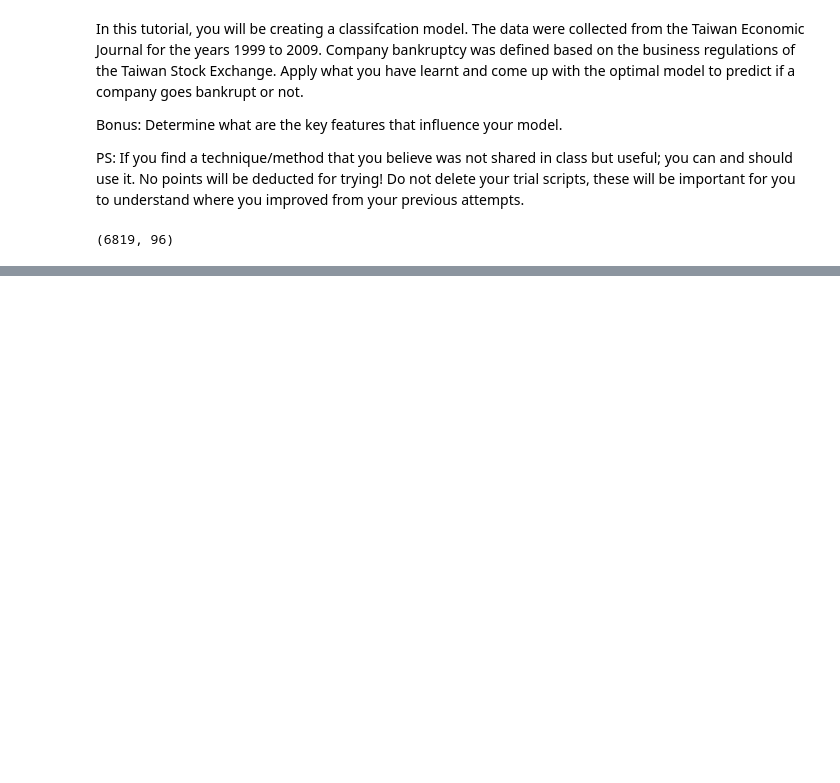
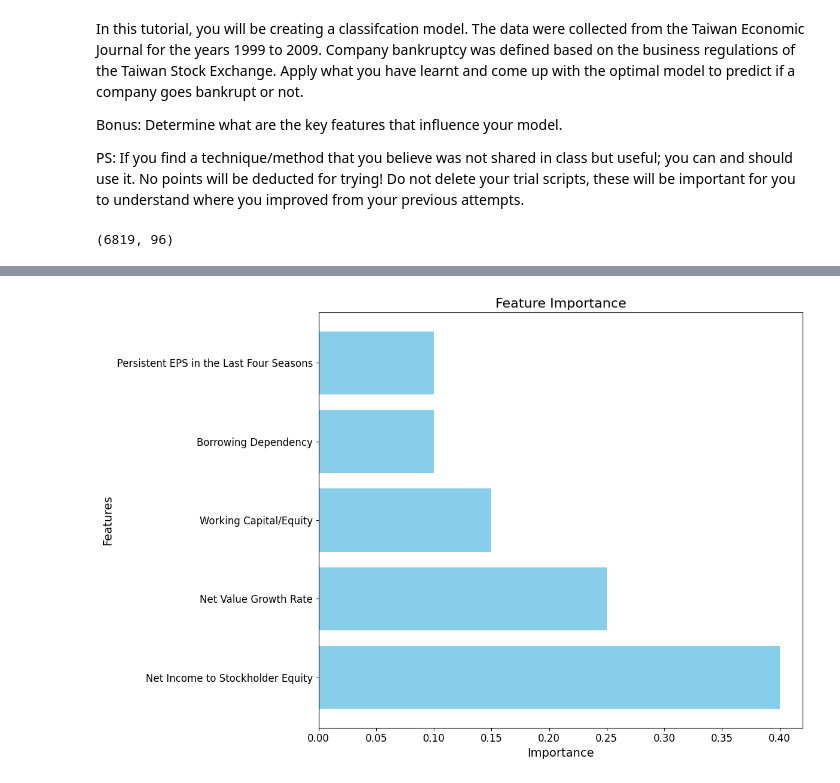
Before and after one commit to yeeshuennteo/MY-DAC-Curriculum, a Jupyter notebook: DAC-006_Machine_Learning/DAC-006-Intro_to_ML_Tutorial.ipynb, the cells around one changed output, grey strips where cells are left out. Drawn from its saved outputs; the diff is of its cells as text; code cells hidden in the pictures; blank space fills up the shorter version.

```diff
--- a/DAC-006_Machine_Learning/DAC-006-Intro_to_ML_Tutorial.ipynb
+++ b/DAC-006_Machine_Learning/DAC-006-Intro_to_ML_Tutorial.ipynb
@@ -22,0 +307,32 @@ data.shape
+# %%
+import matplotlib.pyplot as plt
+
+# Sample feature importance data
+features = ['Net Value Growth Rate', 'Net Income to Stockholder Equity', 'Borrowing Dependency', 'Working Capital/Equity', 'Persistent EPS in the Last Four Seasons']
+importances = [0.25, 0.4, 0.1, 0.15, 0.1]
+
+# Sort by importance for better visualization
+sorted_indices = sorted(range(len(importances)), key=lambda i: importances[i], reverse=True)
+sorted_features = [features[i] for i in sorted_indices]
+sorted_importances = [importances[i] for i in sorted_indices]
+
+# Create the bar chart
+plt.figure(figsize=(12, 8))  # Set the figure size
+plt.barh(sorted_features, sorted_importances, color='skyblue')
+
+# Customize labels
+plt.xlabel("Importance", fontsize=14)
+plt.ylabel("Features", fontsize=14)
+plt.title("Feature Importance", fontsize=16)
+
+# Rotate or align text labels for clarity
+plt.xticks(fontsize=12)
+plt.yticks(fontsize=12)
+
+# Adjust spacing
+plt.tight_layout()
+
+# Show the graph
+plt.show()
+# %% [output]
+[figure, added]
```
Also changed, not shown: parts of 19 cells of this notebook.
